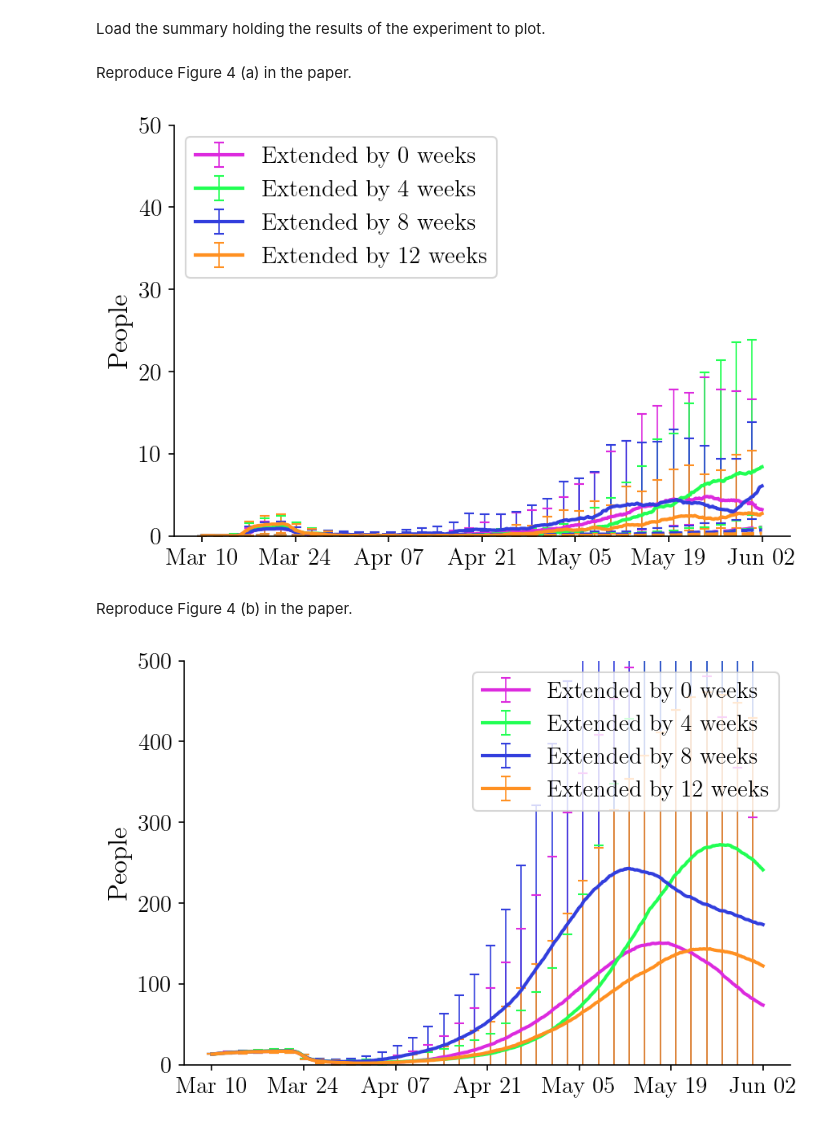
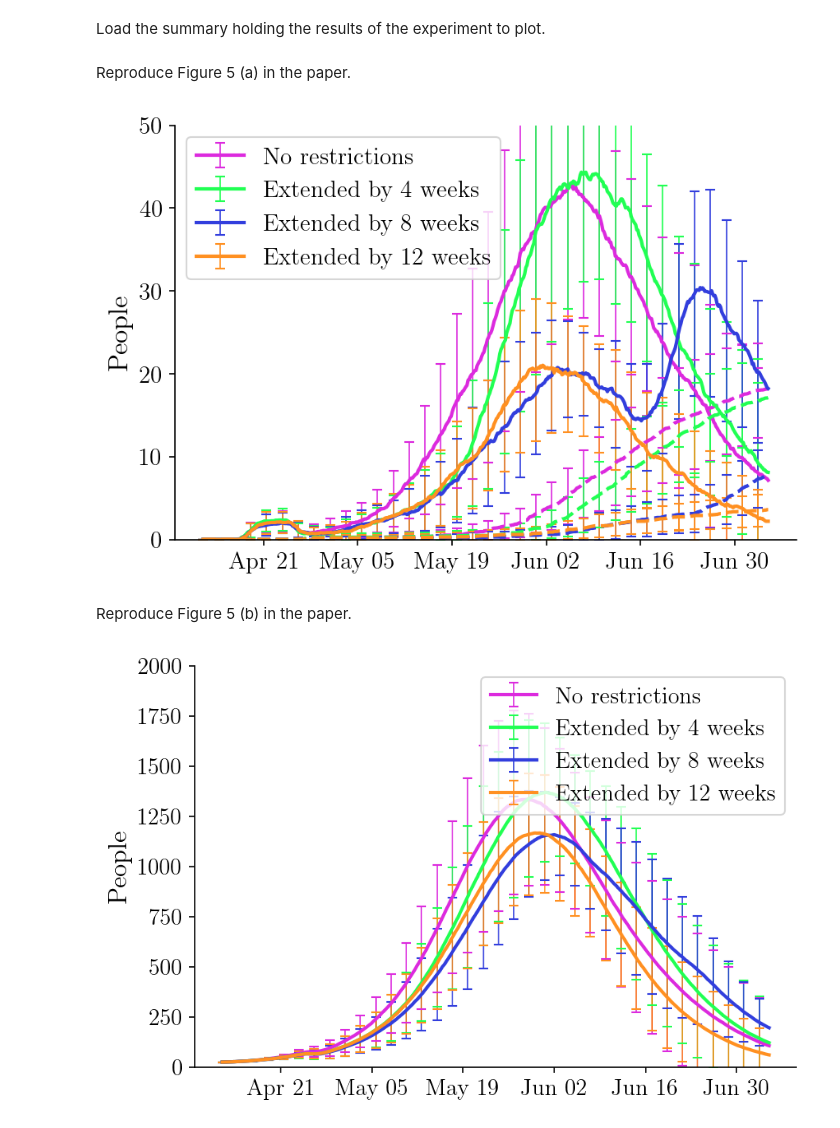
Before and after one commit to covid19-model/simulator, a Jupyter notebook: sim/experiment-4.ipynb, the cells around one changed output. Cells and saved outputs as stored; diff of their text form; code cells hidden in the pictures.

```diff
--- a/sim/experiment-4.ipynb
+++ b/sim/experiment-4.ipynb
@@ -111,0 +100,3 @@ present_seeds = {
+# %%
+with open('summaries/'+f'ave_present_seeds_{c}.pk', 'rb') as logfile:
+    present_seeds = pickle.load(logfile)
@@ -116,8 +115,6 @@ Inferred using Bayesian optimization.
 # %%
 inferred_params = {
     'betas': [1.1383] * 5,  # site infectivity by type
-    'alpha': 0.3224,
-    'mu': 0.2072
 }
 # %% [markdown]
 #### Define standard testing parameters
@@ -189,23 +186,14 @@ tuned_site_multipliers = [0.0, 0.0, 1.0, 1.0, 1.0]
 continue_for_weeks_SD_3 = [0, 4, 8, 12]
 testing_params_SD_3 = standard_testing(max_time_future)
 summaries_SD_3 = []
-cutoff_SD_3 = 2
 for j, w in enumerate(continue_for_weeks_SD_3):
     print(f'Run measure type {j+1}/{len(continue_for_weeks_SD_3)}... ', end='', flush=True)
 
-    # same as tuned before but continued for longer
-    m = [BetaMultiplierMeasureByType(
-            t_window=Interval(0.0, (24.0 * 7 * cutoff_SD_3)),
-            beta_multiplier=tuned_site_multipliers),
-
-         SocialDistancingForAllMeasure(
-         t_window=Interval(0.0, (24.0 * 7 * cutoff_SD_3)),
-            p_stay_home=tuned_p_stay_home),
-
-         SocialDistancingByAgeMeasure(
-         t_window=Interval((24.0 * 7 * cutoff_SD_3),
-                           (24.0 * 7 * (cutoff_SD_3  + w))),
-         p_stay_home=[0.0, 0.0, 0.0, 0.0, 0.9, 0.9])
+    m = [
+            SocialDistancingByAgeMeasure(
+            t_window=Interval(0.0,
+                            (24.0 * 7 * w)),
+            p_stay_home=[0.0, 0.0, 0.0, 0.0, 0.9, 0.9])
     ]
 
     res = run(testing_params_SD_3, m, max_time_future, present_seeds)
@@ -232,31 +215,31 @@ Load the summary holding the results of the experiment to plot.
 continue_for_weeks_SD_3 = [0, 4, 8, 12]
 summaries_SD_3 = load_summary('summaries_SD_3.pk')
 # %% [markdown]
-Reproduce Figure 4 (a) in the paper.
+Reproduce Figure 5 (a) in the paper.
 # %%
 plotter = Plotter()
-titles_SD_3 = [f'Extended by {w} weeks' for w in continue_for_weeks_SD_3]
+titles_SD_3 = ['No restrictions']+[f'Extended by {w} weeks' for w in continue_for_weeks_SD_3[1:]]
 plotter.compare_total_fatalities_and_hospitalizations(
     summaries_SD_3,
     titles=titles_SD_3,
     figtitle='Hospitalizations and Fatalities when social distancing of ages 60+',
     filename=runstr + 'SD_040',
-    start_date='2020-03-10',
+    start_date='2020-04-12',
     figsize=(6,4),
     acc=500,
     ymax=50, errorevery=14)
 # %% [output]
-[figure, old version]
+[figure, new version]
 # %% [markdown]
-Reproduce Figure 4 (b) in the paper.
+Reproduce Figure 5 (b) in the paper.
 # %%
 plotter.compare_total_infections(
     summaries_SD_3,
     titles=titles_SD_3,
     figtitle=r'Total infections when social distancing of ages 60+',
     filename=runstr + 'SD_041',
-    start_date='2020-03-10',
+    start_date='2020-04-12',
     figsize=(6,4), acc=500,
-    ymax=500, errorevery=14)
+    ymax=2000, errorevery=14)
 # %% [output]
-[figure, old version]
+[figure, new version]
```
Also changed, not shown: parts of 5 cells of this notebook, 7 other files.
